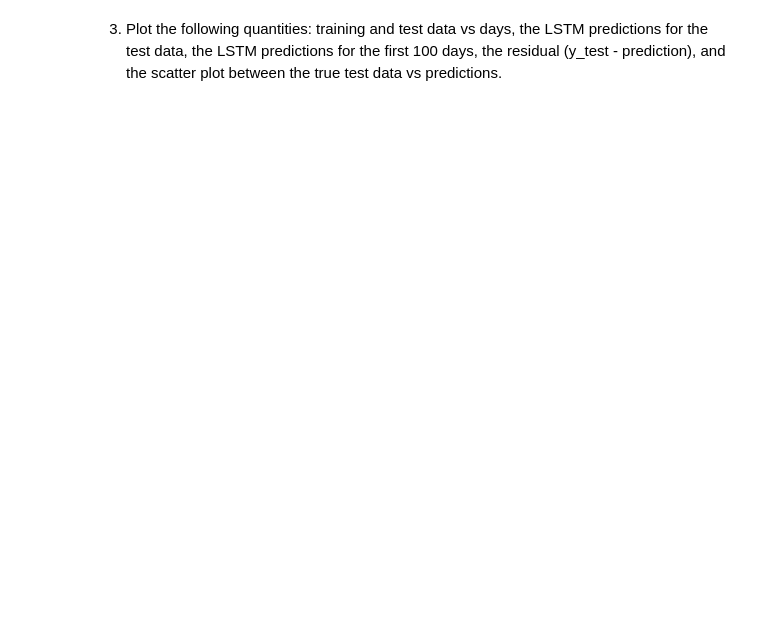
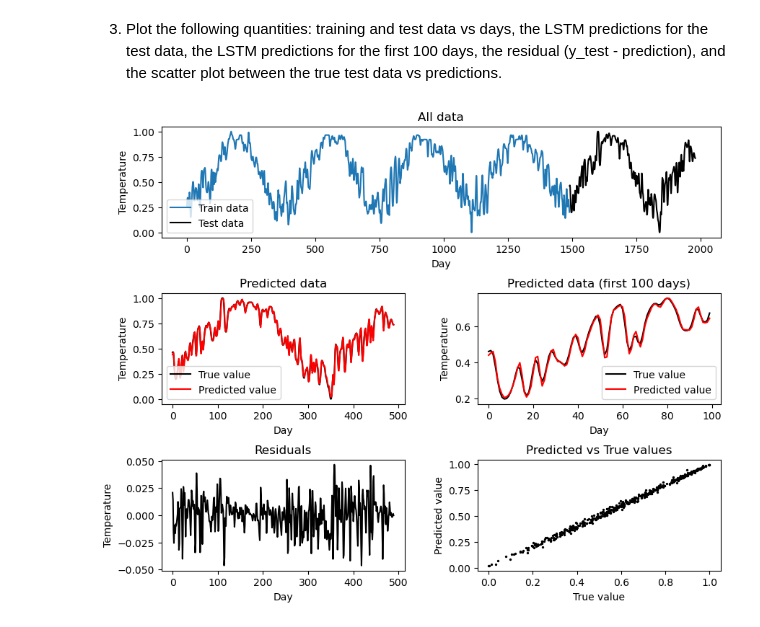
Before and after one commit to JiahaoMiao/Deep-Learning-2025, a Jupyter notebook: lab6/lab6.ipynb, the cells around one changed output. Saved outputs shown, nothing was run; the diff lists cells and outputs as text; code cells hidden in the pictures; blank space fills up the shorter version.

```diff
--- a/lab6/lab6.ipynb
+++ b/lab6/lab6.ipynb
@@ -361,6 +358,49 @@ Test Loss (MSE): 0.0019719391129910946
    predictions for the test data, the LSTM predictions for the first 100 days,
    the residual (y_test - prediction), and the scatter plot between the true
    test data vs predictions.
+# %%
+plt.figure(figsize=(10,8))
+
+plt.subplot(3, 1, 1)
+plt.plot(train_labels,label="Train data")
+plt.plot(range(len(train_labels),len(train_labels)+len(test_labels)),test_labels,"k",label="Test data")
+plt.legend()
+plt.ylabel("Temperature")
+plt.xlabel("Day")
+plt.title("All data")
+
+plt.subplot(3, 2, 3)
+plt.plot(test_labels,color="k",label="True value")
+plt.plot(test_predictions,color="red",label="Predicted value")
+plt.legend()
+plt.ylabel("Temperature")
+plt.xlabel("Day")
+plt.title("Predicted data")
+
+plt.subplot(3, 2, 4)
+plt.plot(test_labels[0:100],color="k",label="True value")
+plt.plot(test_predictions[0:100],color="red",label="Predicted value")
+plt.legend()
+plt.ylabel("Temperature")
+plt.xlabel("Day")
+plt.title("Predicted data (first 100 days)")
+
+plt.subplot(3, 2, 5)
+plt.plot(test_labels - test_predictions,color="k")
+plt.ylabel("Temperature")
+plt.xlabel("Day")
+plt.title("Residuals")
+
+plt.subplot(3, 2, 6)
+plt.scatter(test_labels, test_predictions,color="k",s=2)
+plt.ylabel("Predicted value")
+plt.xlabel("True value")
+plt.title("Predicted vs True values")
+
+plt.subplots_adjust(hspace = 0.5, wspace=0.3)
+plt.show()
+# %% [output]
+[figure, added]
 # %%
 # 1. Training and test data vs days
 plt.figure(figsize=(10, 6))
```
Also changed, not shown: parts of 5 cells of this notebook, 5 other files.
